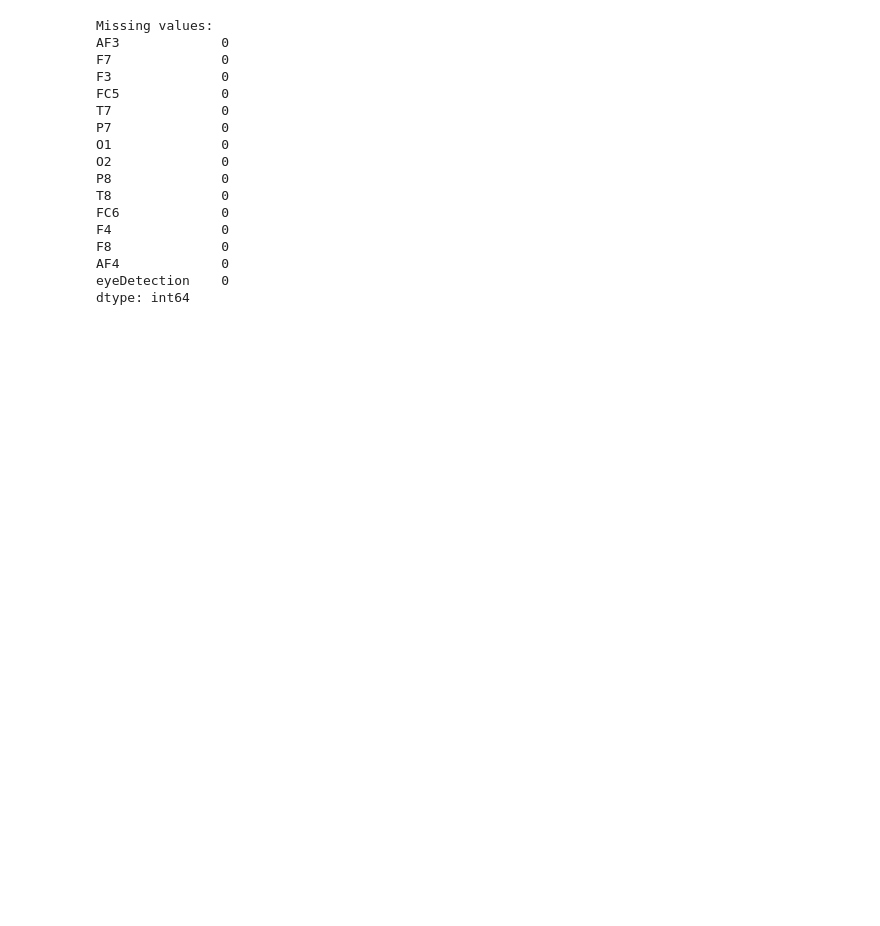
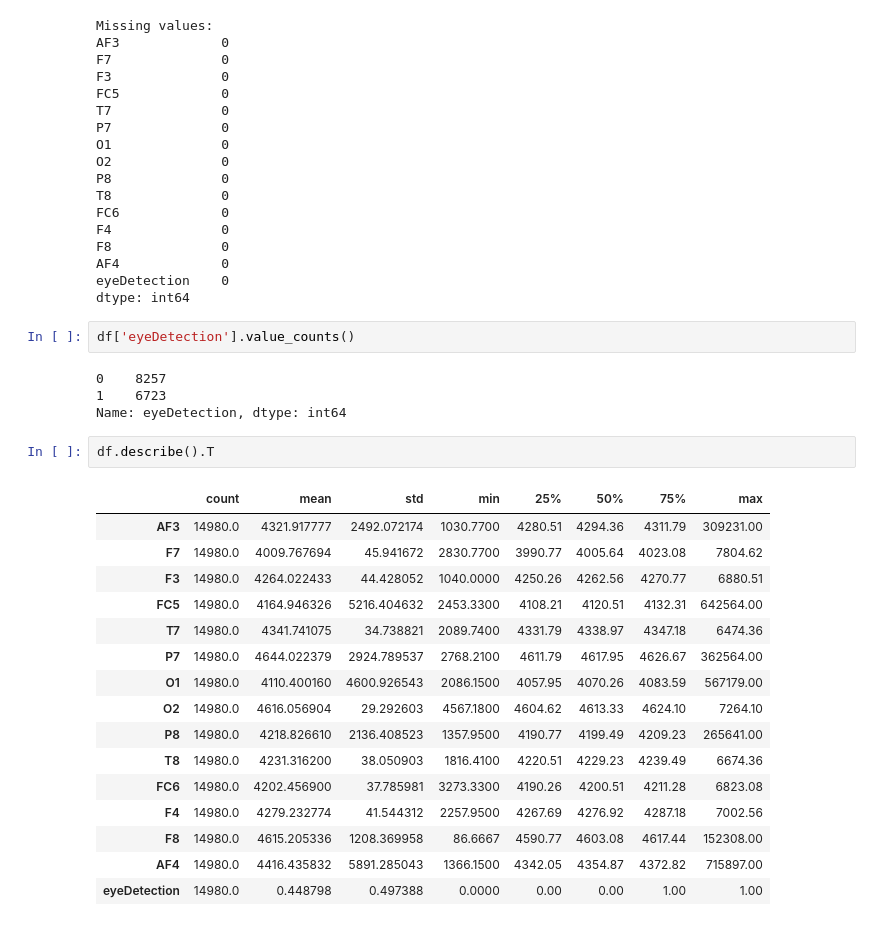
Before and after one commit to 007-Shivam/Eye_State_Prediction, a Jupyter notebook: ML-EEG.ipynb, the cells around one changed output. Drawn from its saved outputs; the diff is of its cells as text; blank space fills up the shorter version.

```diff
--- a/ML-EEG.ipynb
+++ b/ML-EEG.ipynb
@@ -45,3 +75,28 @@ F8              0
 AF4             0
 eyeDetection    0
 dtype: int64
+# %%
+df['eyeDetection'].value_counts()
+# %% [output]
+0    8257
+1    6723
+Name: eyeDetection, dtype: int64
+# %%
+df.describe().T
+# %% [output]
+|  | count | mean | std | min | 25% | 50% | 75% | max |
+| AF3 | 14980.0 | 4321.917777 | 2492.072174 | 1030.7700 | 4280.51 | 4294.36 | 4311.79 | 309231.00 |
+| F7 | 14980.0 | 4009.767694 | 45.941672 | 2830.7700 | 3990.77 | 4005.64 | 4023.08 | 7804.62 |
+| F3 | 14980.0 | 4264.022433 | 44.428052 | 1040.0000 | 4250.26 | 4262.56 | 4270.77 | 6880.51 |
+| FC5 | 14980.0 | 4164.946326 | 5216.404632 | 2453.3300 | 4108.21 | 4120.51 | 4132.31 | 642564.00 |
+| T7 | 14980.0 | 4341.741075 | 34.738821 | 2089.7400 | 4331.79 | 4338.97 | 4347.18 | 6474.36 |
+| P7 | 14980.0 | 4644.022379 | 2924.789537 | 2768.2100 | 4611.79 | 4617.95 | 4626.67 | 362564.00 |
+| O1 | 14980.0 | 4110.400160 | 4600.926543 | 2086.1500 | 4057.95 | 4070.26 | 4083.59 | 567179.00 |
+| O2 | 14980.0 | 4616.056904 | 29.292603 | 4567.1800 | 4604.62 | 4613.33 | 4624.10 | 7264.10 |
+| P8 | 14980.0 | 4218.826610 | 2136.408523 | 1357.9500 | 4190.77 | 4199.49 | 4209.23 | 265641.00 |
+| T8 | 14980.0 | 4231.316200 | 38.050903 | 1816.4100 | 4220.51 | 4229.23 | 4239.49 | 6674.36 |
+| FC6 | 14980.0 | 4202.456900 | 37.785981 | 3273.3300 | 4190.26 | 4200.51 | 4211.28 | 6823.08 |
+| F4 | 14980.0 | 4279.232774 | 41.544312 | 2257.9500 | 4267.69 | 4276.92 | 4287.18 | 7002.56 |
+| F8 | 14980.0 | 4615.205336 | 1208.369958 | 86.6667 | 4590.77 | 4603.08 | 4617.44 | 152308.00 |
+| AF4 | 14980.0 | 4416.435832 | 5891.285043 | 1366.1500 | 4342.05 | 4354.87 | 4372.82 | 715897.00 |
+| eyeDetection | 14980.0 | 0.448798 | 0.497388 | 0.0000 | 0.00 | 0.00 | 1.00 | 1.00 |
```
Also changed, not shown: parts of 21 cells of this notebook.
